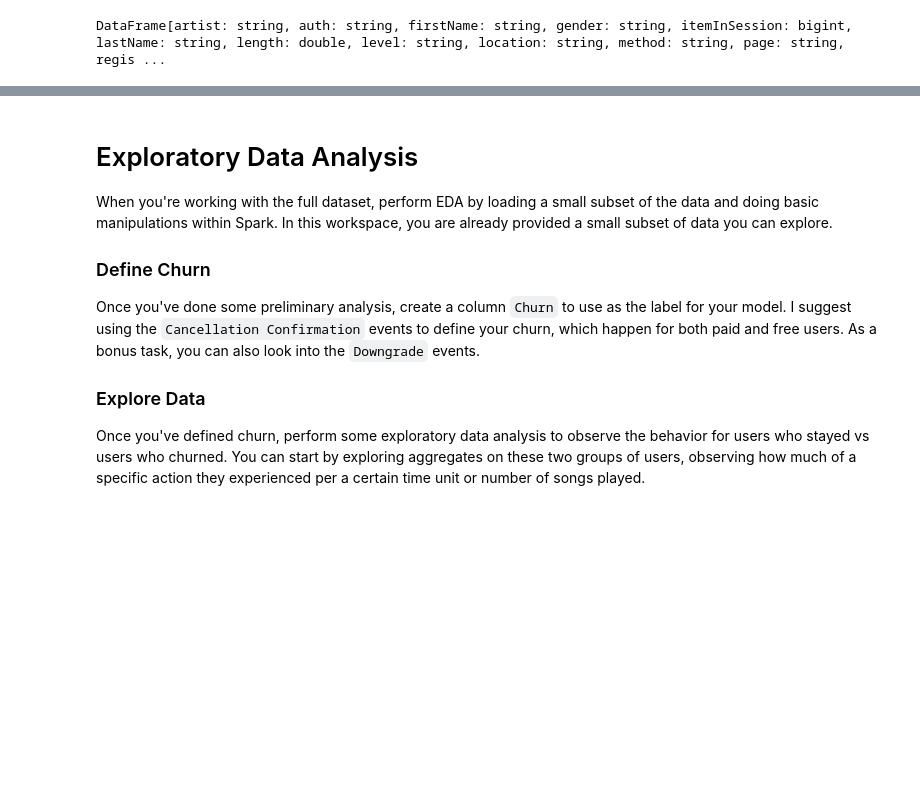
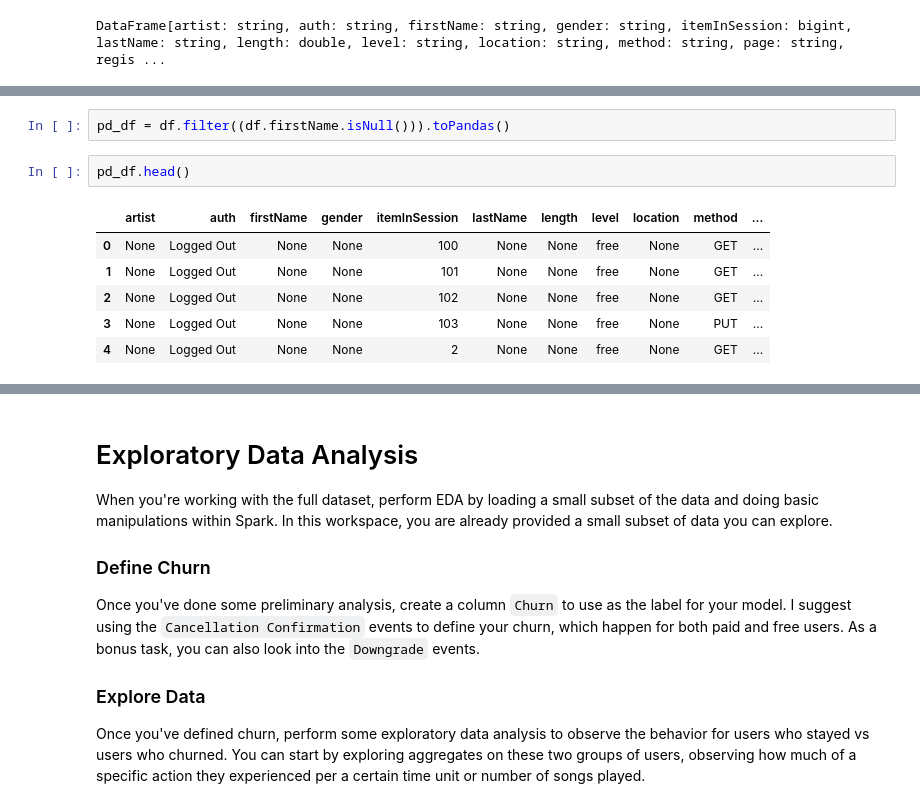
Before and after one commit to chengjiecui/spark_demo, a Jupyter notebook: Sparkify.ipynb, the cells around one changed output, grey strips where cells are left out. Cells and saved outputs as stored; diff of their text form; blank space fills up the shorter version.

```diff
--- a/Sparkify.ipynb
+++ b/Sparkify.ipynb
@@ -36,0 +170,11 @@ DataFrame[artist: string, auth: string, firstName: string, gender: string, itemI
+# %%
+pd_df = df.filter((df.firstName.isNull())).toPandas()
+# %%
+pd_df.head()
+# %% [output]
+|  | artist | auth | firstName | gender | itemInSession | lastName | length | level | location | method | ... |
+| 0 | None | Logged Out | None | None | 100 | None | None | free | None | GET | ... |
+| 1 | None | Logged Out | None | None | 101 | None | None | free | None | GET | ... |
+| 2 | None | Logged Out | None | None | 102 | None | None | free | None | GET | ... |
+| 3 | None | Logged Out | None | None | 103 | None | None | free | None | PUT | ... |
+| 4 | None | Logged Out | None | None | 2 | None | None | free | None | GET | ... |
```
Also changed, not shown: parts of 9 cells of this notebook.
